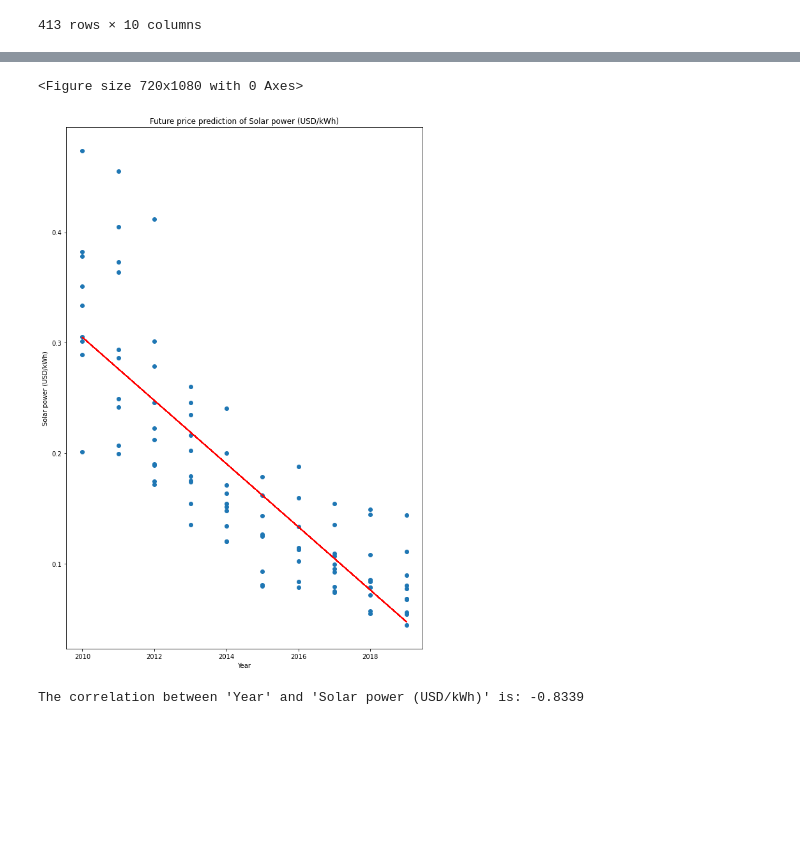
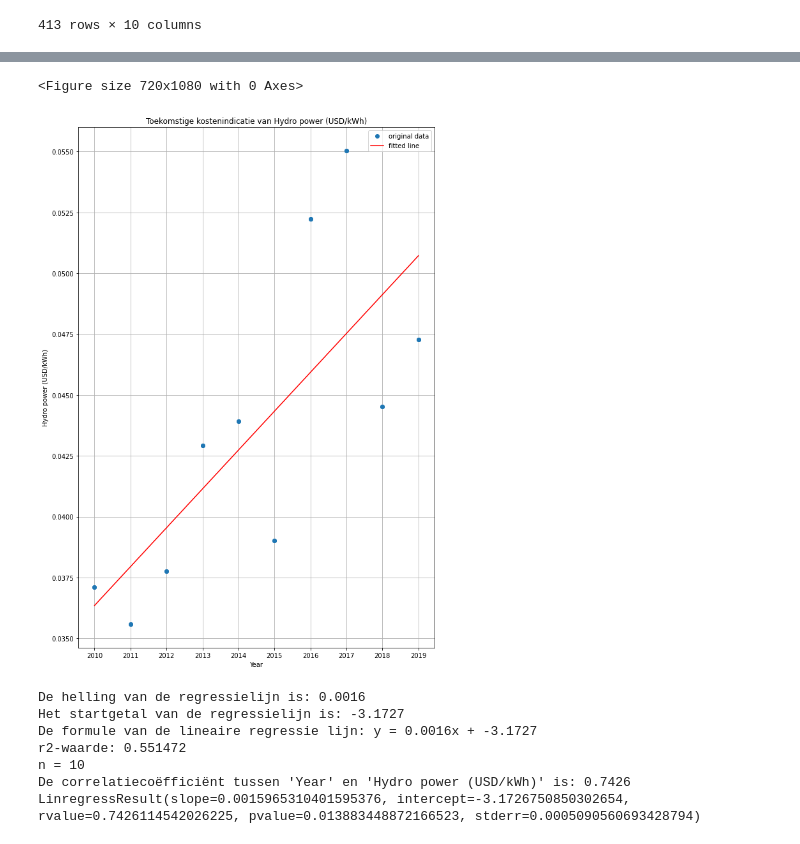
Before and after one commit to 88kHw88/Winc.Final_Assignment.CO2, a Jupyter notebook: Final_Assignment_CO2.ipynb, the cells around one changed output, grey strips where cells are left out. Saved outputs shown, nothing was run; the diff lists cells and outputs as text; code cells hidden in the pictures; blank space fills up the shorter version.

```diff
--- a/Final_Assignment_CO2.ipynb
+++ b/Final_Assignment_CO2.ipynb
@@ -513,0 +621,10 @@ def plot_scatterplot(df, column1, column2):
+# %%
+#Method 2:
+#using scipy to determine slope, intercept and other statistical values:
+#https://docs.scipy.org/doc/scipy/reference/generated/scipy.stats.linregress.html
+#from scipy import stats
+
+x = df_lcoe_csp["Year"]
+y = df_lcoe_csp["CSP (USD/kWh)"]
+res = stats.linregress(x, y)
+res
@@ -522,8 +709,13 @@ The correlation between 'Year' and 'Onshore wind power (USD/kWh)' is: -0.8897
 # %%
-#plot scatterplot of solar power LCOE (USD/kWh):
-plot_scatterplot(df_lcoe_solar, 'Year', 'Solar power (USD/kWh)')
-correlation(df_lcoe_solar, 'Year', 'Solar power (USD/kWh)')
+#plot scatterplot of hydro power LCOE (USD/kWh):
+statistical_scatterplot(df_lcoe_hydro, 'Year', 'Hydro power (USD/kWh)')
 # %% [output]
 <Figure size 720x1080 with 0 Axes>
-[figure, old version]
+[figure, new version]
-The correlation between 'Year' and 'Solar power (USD/kWh)' is: -0.8339
+De helling van de regressielijn is: 0.0016
+Het startgetal van de regressielijn is: -3.1727
+De formule van de lineaire regressie lijn: y = 0.0016x + -3.1727
+r2-waarde: 0.551472
+n = 10
+De correlatiecoëfficiënt tussen 'Year' en 'Hydro power (USD/kWh)' is: 0.7426
+LinregressResult(slope=0.0015965310401595376, intercept=-3.1726750850302654, rvalue=0.7426114542026225, pvalue=0.013883448872166523, stderr=0.0005090560693428794)
```
Also changed, not shown: parts of 30 cells of this notebook.
